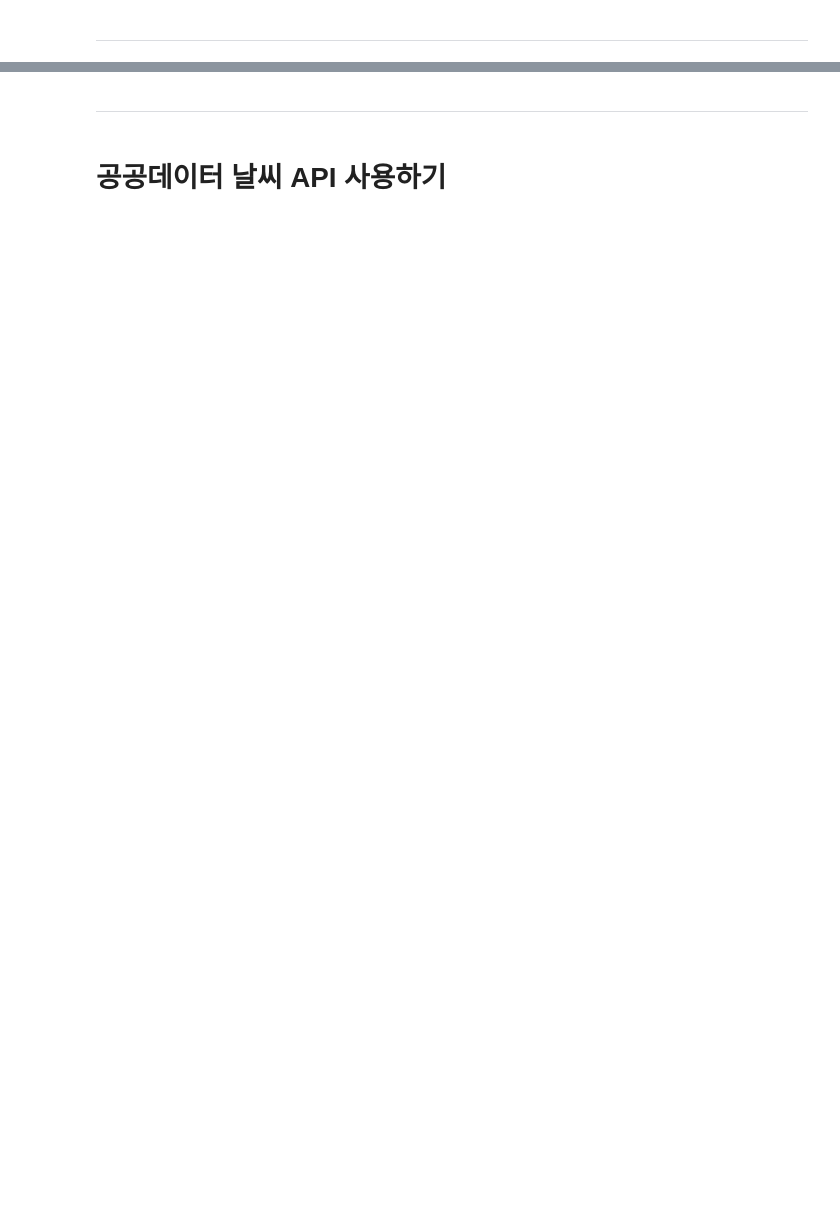
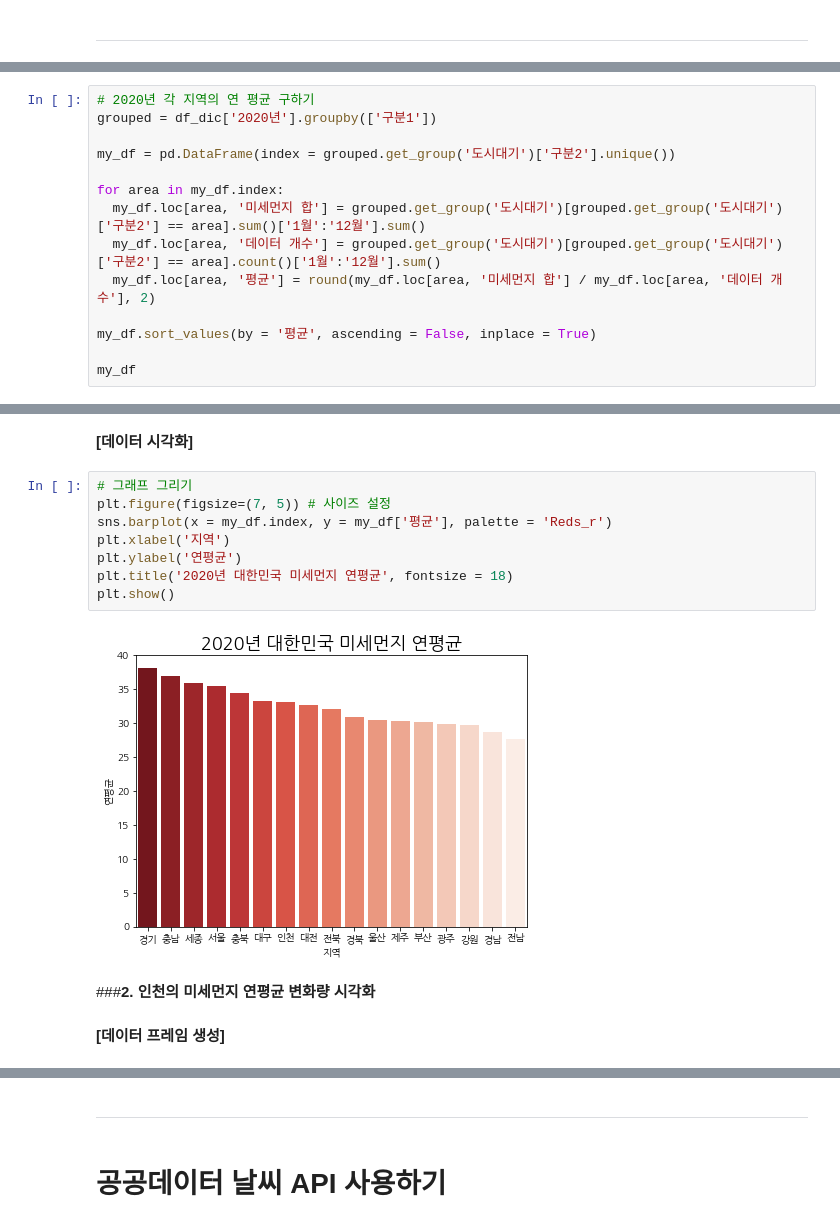
Before and after one commit to KimYeonWook511/PM10_Analysis, a Jupyter notebook: Code/PM10_Analysis.ipynb, the cells around one changed output, grey strips where cells are left out. Drawn from its saved outputs; the diff is of its cells as text; blank space fills up the shorter version.

```diff
--- a/Code/PM10_Analysis.ipynb
+++ b/Code/PM10_Analysis.ipynb
@@ -247,0 +259,14 @@ df_dic['2020년']['1월'].value_counts().sort_index()
+# %%
+# 2020년 각 지역의 연 평균 구하기
+grouped = df_dic['2020년'].groupby(['구분1'])
+
+my_df = pd.DataFrame(index = grouped.get_group('도시대기')['구분2'].unique())
+
+for area in my_df.index:
+  my_df.loc[area, '미세먼지 합'] = grouped.get_group('도시대기')[grouped.get_group('도시대기')['구분2'] == area].sum()['1월':'12월'].sum()
+  my_df.loc[area, '데이터 개수'] = grouped.get_group('도시대기')[grouped.get_group('도시대기')['구분2'] == area].count()['1월':'12월'].sum()
+  my_df.loc[area, '평균'] = round(my_df.loc[area, '미세먼지 합'] / my_df.loc[area, '데이터 개수'], 2)
+
+my_df.sort_values(by = '평균', ascending = False, inplace = True)
+
+my_df
@@ -248 +292,17 @@ df_dic['2020년']['1월'].value_counts().sort_index()
+# %% [markdown]
+**[데이터 시각화]**
+# %%
+# 그래프 그리기
+plt.figure(figsize=(7, 5)) # 사이즈 설정
+sns.barplot(x = my_df.index, y = my_df['평균'], palette = 'Reds_r')
+plt.xlabel('지역')
+plt.ylabel('연평균')
+plt.title('2020년 대한민국 미세먼지 연평균', fontsize = 18)
+plt.show()
+# %% [output]
+[figure, added]
+# %% [markdown]
+###**2. 인천의 미세먼지 연평균 변화량 시각화**
+# %% [markdown]
+**[데이터 프레임 생성]**
 # %%
```
Also changed, not shown: parts of 93 cells of this notebook.
